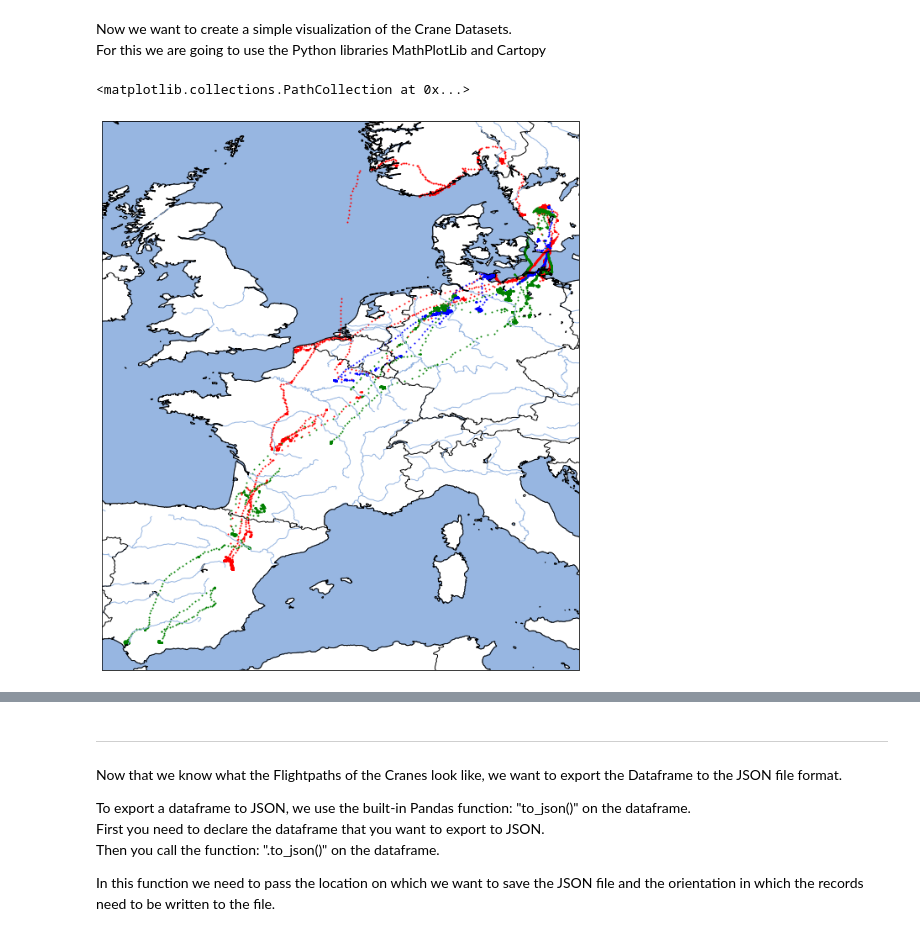
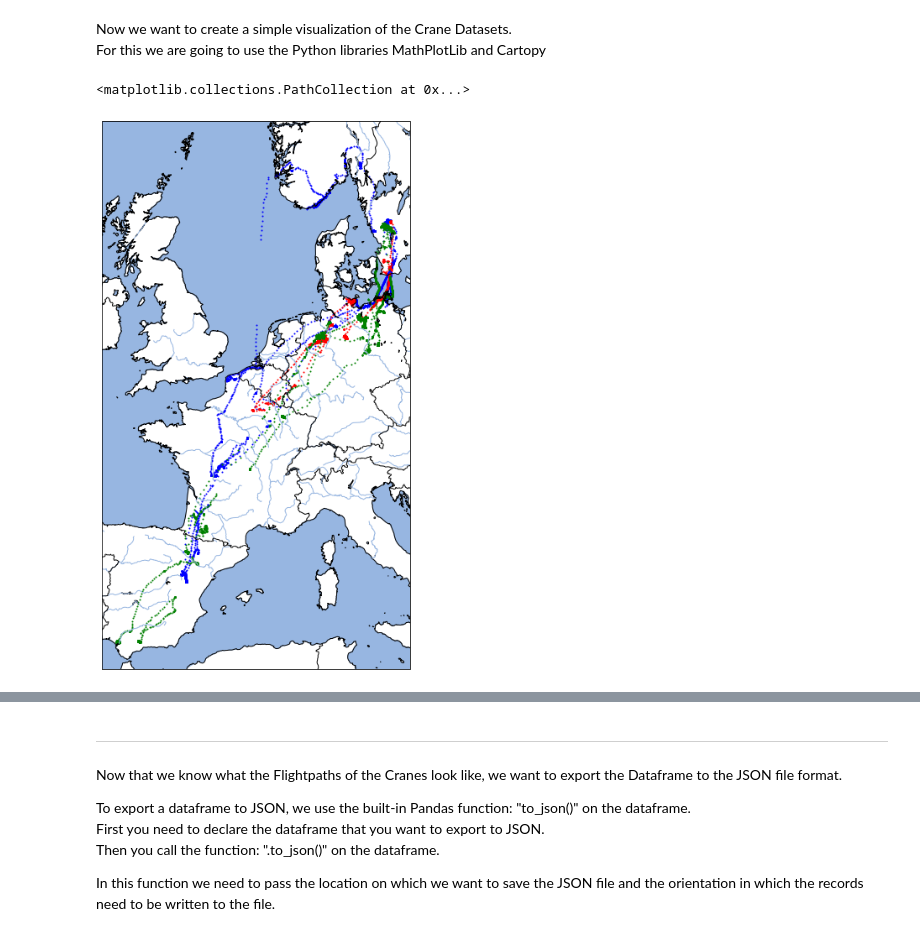
Before and after one commit to The-GeoStack-Project/GeoStack-Workshop, a Jupyter notebook: Geostack-Workshop-Content/Part-1-Data-processing/Notebooks/Solution/Solution-Data-processing.ipynb, the cells around one changed output, grey strips where cells are left out. Cells and saved outputs as stored; diff of their text form; code cells hidden in the pictures.

```diff
--- a/Geostack-Workshop-Content/Part-1-Data-processing/Notebooks/Solution/Solution-Data-processing.ipynb
+++ b/Geostack-Workshop-Content/Part-1-Data-processing/Notebooks/Solution/Solution-Data-processing.ipynb
@@ -190,22 +190,27 @@ For this we are going to use the Python libraries MathPlotLib and Cartopy
 Below we create a new plot using MathPlotLib.
 We pass the a size of the figure as parameter.
 '''
+
 plt.figure(figsize = (20, 12))
 
 '''
-Below we create a new Catopy map.
+To create a Cartopy map we first need to create a new Mathplotlib in which we pass the projection of the Cartopy map as parameter.
+The projection we are going to use is called: "Mercator".
 
-We pass the projection of the Cartopy map as parameter.
-The projection we are going to use is called: "PlatteCarree". The crs stands for: "Coordinate Reference system".
-The type of CRS used in the Cartopy map defines the way the map will be shown. PlatteCarre uses
-equirectangular projection (North Latitude and East Longitude).
+For a list of all the available projections in cartopy you should visit the following URL:
+https://scitools.org.uk/cartopy/docs/latest/crs/projections.html
 
+We use the syntax CRS to specify the type of projection we are going to use. The crs stands for: "Coordinate Reference system".
+The type of CRS used in the Cartopy map defines the way the map will be shown.
+
+Another type of projection which can be used is the PlatteCarree projection.
+PlatteCarree uses equirectangular projection (North Latitude and East Longitude).
 For more info related to this type of projection you should visit the URL:
 https://en.wikipedia.org/wiki/Equirectangular_projection
 
 We assign the instance of the plot to a variable called: "cartopyMapCranes".
 '''
-cartopyMapCranes = plt.axes(projection=ccrs.PlateCarree())
+cartopyMapCranes = plt.axes(projection=ccrs.Mercator())
 
 '''
 Below we add the coastal lines to the cartopy map. We pass the resolution: "10m" as parameter. This value defines
@@ -256,6 +261,7 @@ Finally we need to pass values to the instance of the plot. These values are as
 2) The Latitude coordinates (The name of the column that contains this value).
 3) The color which the datapoints are going to have.
 4) This size which the datapoints are going to have (The radius).
+5) The type of transformation which is required to plot the datapoints in the correct position of the map.
 
 The line of code below is used to plot the Flightpath of the Crane:"Agnetha" on the CartopyMap.
 The following applies to this line of code:
@@ -263,37 +269,40 @@ The following applies to this line of code:
 2) Next we want to declare the type of MathPlotLib plot that is going to be created, which is a scatter plot.
 3) Next we want to declare the Dataframe and name of the column representing the Longitude Coordinates of the
    Crane. The dataframe, containing the data of the Crane: "Agnetha", is called: "Agnetha".
    The Longitude column is called: "location-long".
 4) Then we want to do the same for the Latitude Coordinates.
 5) Next we want to declare the color of the datapoints, which is red in this case.
-6) Finally we want to set the size of the datapoints, which is 1 in this case.
+6) We also want to set the size of the datapoints, which is 1 in this case.
+7) Finally we want to add the transformation which is required for our datapoints to be displayed
+   in the correct location on the map. In our case we have to transform the datapoints in the PlatteCarree projection.
 '''
-cartopyMapCranes.scatter(Agnetha['location-long'], Agnetha['location-lat'],color="red", s = 1)
-
+cartopyMapCranes.scatter(Agnetha['location-long'], Agnetha['location-lat'],color="blue", s=1, transform=ccrs.PlateCarree())
 
 # # # # # # # # # # # # # # # # # # # # # # # # # # # # # # # # # # # # # # # # # # # # #
 #                                                                                       #
 #    ASSIGNMENT 3: Visualize the Flightpath of the Crane: "Frida" on the Cartopy Map    #
 #                                                                                       #
 # # # # # # # # # # # # # # # # # # # # # # # # # # # # # # # # # # # # # # # # # # # # #
 #TIP: Create a scatter plot just like we did with the other Cranes. Use the color Blue.
 #TODO
-cartopyMapCranes.scatter(Frida['location-long'], Frida['location-lat'],color="blue", s = 1)
+cartopyMapCranes.scatter(Frida['location-long'], Frida['location-lat'],color="red", s=1, transform=ccrs.PlateCarree())
 
 '''
 
 The line of code below is used to plot the Flightpath of the Crane:"Cajsa" on the CartopyMap.
 The following applies to this line of code:
 1) First we declare the instance of the cartopymap which is the variable: "cartopyMapCranes".
 2) Next we want to declare the type of MathPlotLib plot that is going to be created, which is a scatter plot.
 3) Next we want to declare the Dataframe and name of the column representing the Longitude Coordinates of the
    Crane. The dataframe, containing the data of the Crane: "Cajsa", is called: "Cajsa".
    The Longitude column is called: "location-long".
 4) Then we want to do the same for the Latitude Coordinates.
 5) Next we want to declare the color of the datapoints, which is green in this case.
-6) Finally we want to set the size of the datapoints, which is 1 in this case.
+6) We also want to set the size of the datapoints, which is 1 in this case.
+7) Finally we want to add the transformation which is required for our datapoints to be displayed
+   in the correct location on the map. In our case we have to transform the datapoints in the PlatteCarree projection.
 '''
-cartopyMapCranes.scatter(Cajsa['location-long'], Cajsa['location-lat'],color="green", s = 1)
+cartopyMapCranes.scatter(Cajsa['location-long'], Cajsa['location-lat'],color="green",s=1, transform=ccrs.PlateCarree())
 # %% [output]
 <matplotlib.collections.PathCollection at 0x...>
-[figure, old version]
+[figure, new version]
```
Also changed, not shown: parts of 7 cells of this notebook, 1 other file.
